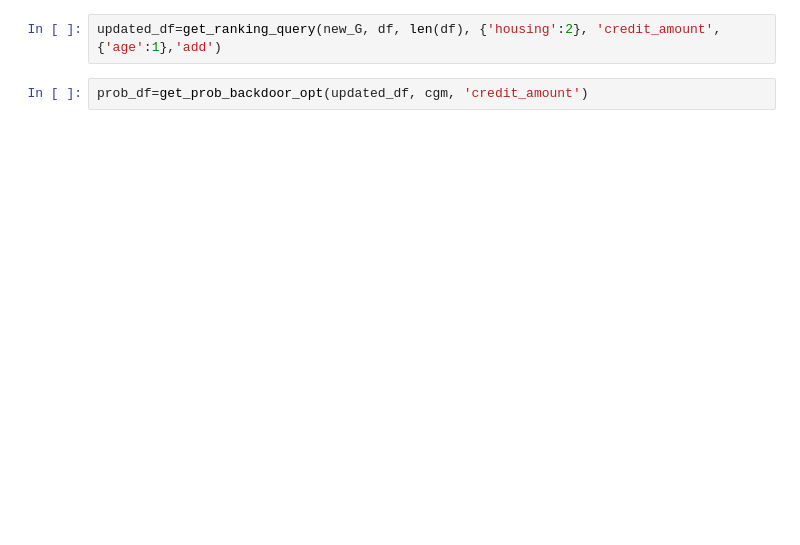
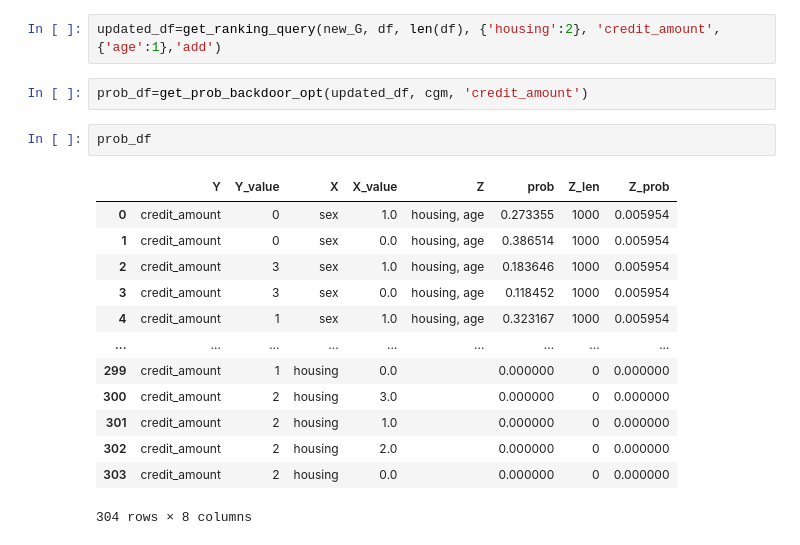
Before and after one commit to sainyam/Hyper-Code, a Jupyter notebook: ranking_query/German_exp.ipynb, the cells around one changed output. Saved outputs shown, nothing was run; the diff lists cells and outputs as text; blank space fills up the shorter version.

```diff
--- a/ranking_query/German_exp.ipynb
+++ b/ranking_query/German_exp.ipynb
@@ -284,3 +372,19 @@ def rec_row_prob_back(df, row_indexes, theta, cgm, y):
 updated_df=get_ranking_query(new_G, df, len(df), {'housing':2}, 'credit_amount',{'age':1},'add')
 # %%
 prob_df=get_prob_backdoor_opt(updated_df, cgm, 'credit_amount')
+# %%
+prob_df
+# %% [output]
+|  | Y | Y_value | X | X_value | Z | prob | Z_len | Z_prob |
+| 0 | credit_amount | 0 | sex | 1.0 | housing, age | 0.273355 | 1000 | 0.005954 |
+| 1 | credit_amount | 0 | sex | 0.0 | housing, age | 0.386514 | 1000 | 0.005954 |
+| 2 | credit_amount | 3 | sex | 1.0 | housing, age | 0.183646 | 1000 | 0.005954 |
+| 3 | credit_amount | 3 | sex | 0.0 | housing, age | 0.118452 | 1000 | 0.005954 |
+| 4 | credit_amount | 1 | sex | 1.0 | housing, age | 0.323167 | 1000 | 0.005954 |
+| ... | ... | ... | ... | ... | ... | ... | ... | ... |
+| 299 | credit_amount | 1 | housing | 0.0 |  | 0.000000 | 0 | 0.000000 |
+| 300 | credit_amount | 2 | housing | 3.0 |  | 0.000000 | 0 | 0.000000 |
+| 301 | credit_amount | 2 | housing | 1.0 |  | 0.000000 | 0 | 0.000000 |
+| 302 | credit_amount | 2 | housing | 2.0 |  | 0.000000 | 0 | 0.000000 |
+| 303 | credit_amount | 2 | housing | 0.0 |  | 0.000000 | 0 | 0.000000 |
+304 rows × 8 columns
```
Also changed, not shown: parts of 21 cells of this notebook, 3 other files.
